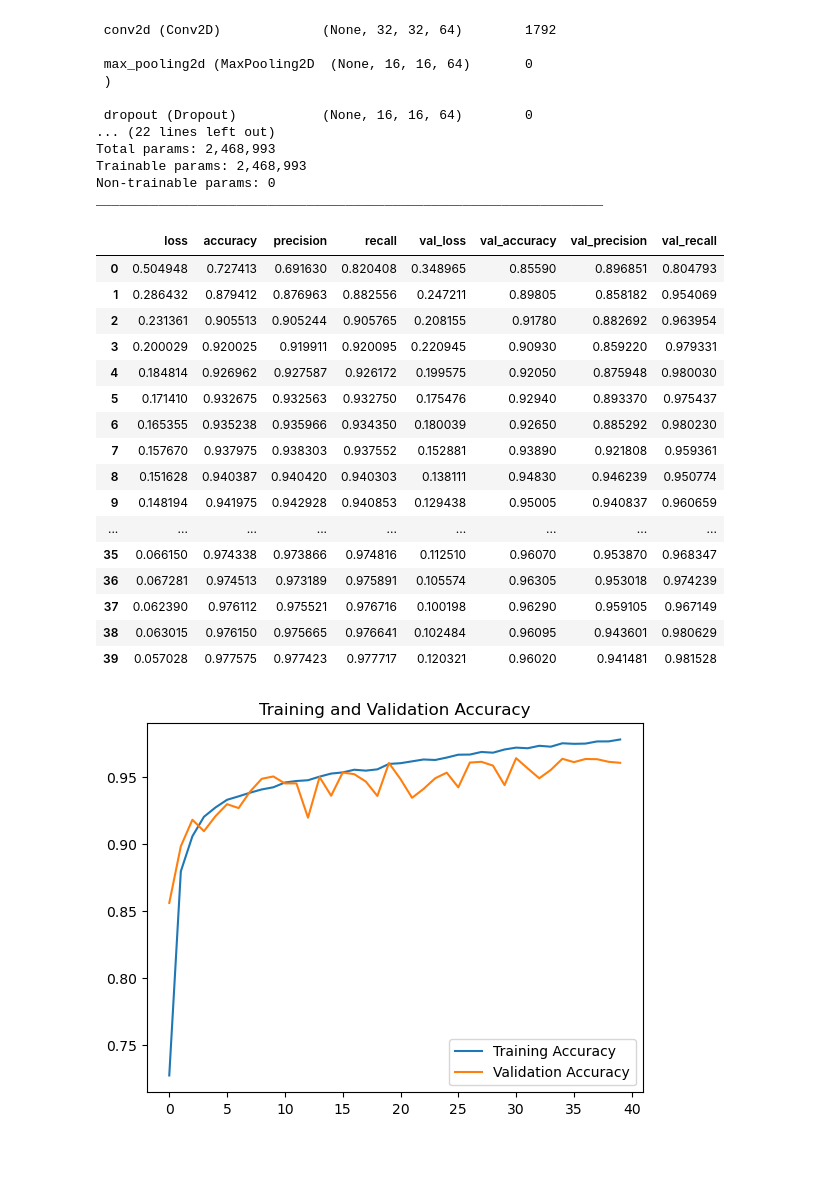
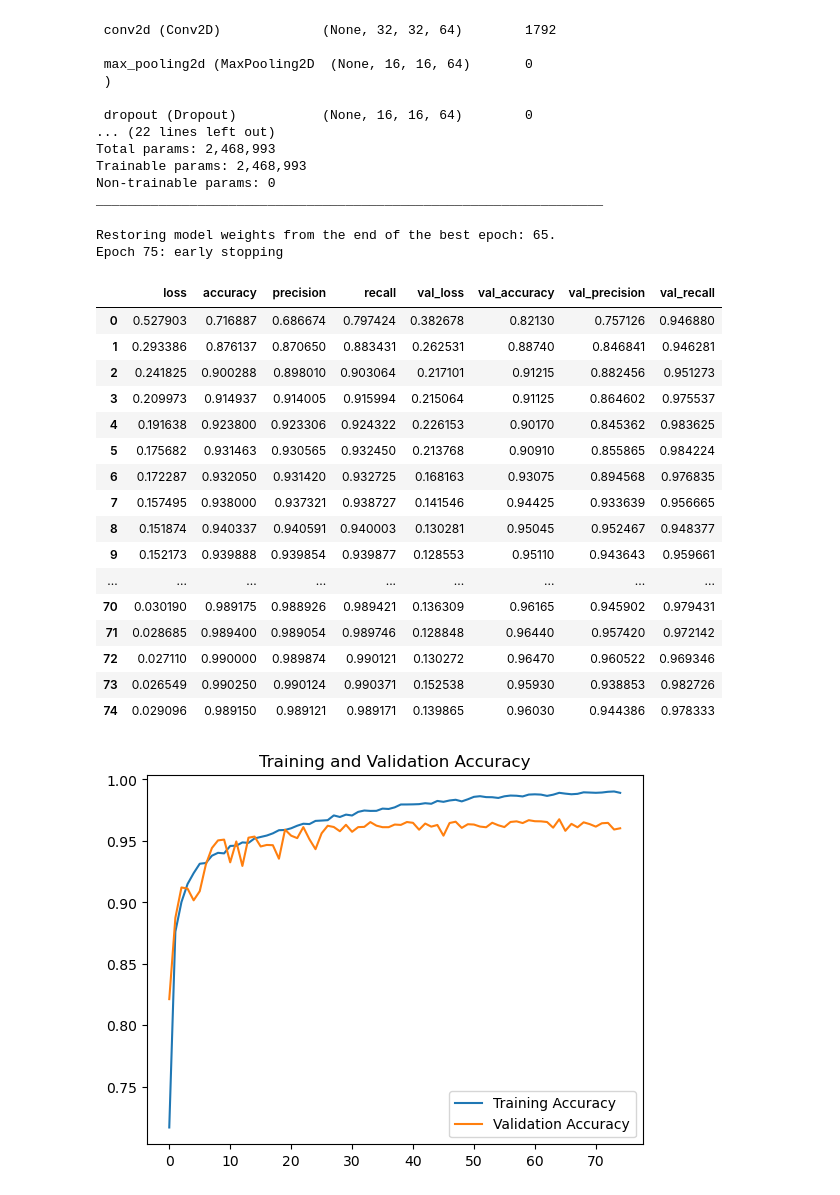
Before and after one commit to hsabraham28/mids_207_final_project, a Jupyter notebook: CNN.ipynb, the cells around one changed output. Drawn from its saved outputs; the diff is of its cells as text; code cells hidden in the pictures; blank space fills up the shorter version.

```diff
--- a/CNN.ipynb
+++ b/CNN.ipynb
@@ -85,45 +85,54 @@ Total params: 2,468,993
 Trainable params: 2,468,993
 Non-trainable params: 0
 _________________________________________________________________
+# %%
+es = EarlyStopping(monitor="val_accuracy",
+                   patience=10,
+                   restore_best_weights=True,
+                   verbose=1)
 # %%
 # Train model
-epochs = 40
+epochs = 80
 
 history = model.fit(
   train,
   validation_data=val,
   epochs=epochs,
-  verbose=0)
+  verbose=0,
+  callbacks=es)
 
 history = pd.DataFrame(history.history)
+pd.set_option("display.max_rows", 80)
 display(history)
 # %% [output]
+Restoring model weights from the end of the best epoch: 65.
+Epoch 75: early stopping
 |  | loss | accuracy | precision | recall | val_loss | val_accuracy | val_precision | val_recall |
-| 0 | 0.504948 | 0.727413 | 0.691630 | 0.820408 | 0.348965 | 0.85590 | 0.896851 | 0.804793 |
-| 1 | 0.286432 | 0.879412 | 0.876963 | 0.882556 | 0.247211 | 0.89805 | 0.858182 | 0.954069 |
-| 2 | 0.231361 | 0.905513 | 0.905244 | 0.905765 | 0.208155 | 0.91780 | 0.882692 | 0.963954 |
-| 3 | 0.200029 | 0.920025 | 0.919911 | 0.920095 | 0.220945 | 0.90930 | 0.859220 | 0.979331 |
-| 4 | 0.184814 | 0.926962 | 0.927587 | 0.926172 | 0.199575 | 0.92050 | 0.875948 | 0.980030 |
-| 5 | 0.171410 | 0.932675 | 0.932563 | 0.932750 | 0.175476 | 0.92940 | 0.893370 | 0.975437 |
-| 6 | 0.165355 | 0.935238 | 0.935966 | 0.934350 | 0.180039 | 0.92650 | 0.885292 | 0.980230 |
-| 7 | 0.157670 | 0.937975 | 0.938303 | 0.937552 | 0.152881 | 0.93890 | 0.921808 | 0.959361 |
-| 8 | 0.151628 | 0.940387 | 0.940420 | 0.940303 | 0.138111 | 0.94830 | 0.946239 | 0.950774 |
-| 9 | 0.148194 | 0.941975 | 0.942928 | 0.940853 | 0.129438 | 0.95005 | 0.940837 | 0.960659 |
+| 0 | 0.527903 | 0.716887 | 0.686674 | 0.797424 | 0.382678 | 0.82130 | 0.757126 | 0.946880 |
+| 1 | 0.293386 | 0.876137 | 0.870650 | 0.883431 | 0.262531 | 0.88740 | 0.846841 | 0.946281 |
+| 2 | 0.241825 | 0.900288 | 0.898010 | 0.903064 | 0.217101 | 0.91215 | 0.882456 | 0.951273 |
+| 3 | 0.209973 | 0.914937 | 0.914005 | 0.915994 | 0.215064 | 0.91125 | 0.864602 | 0.975537 |
+| 4 | 0.191638 | 0.923800 | 0.923306 | 0.924322 | 0.226153 | 0.90170 | 0.845362 | 0.983625 |
+| 5 | 0.175682 | 0.931463 | 0.930565 | 0.932450 | 0.213768 | 0.90910 | 0.855865 | 0.984224 |
+| 6 | 0.172287 | 0.932050 | 0.931420 | 0.932725 | 0.168163 | 0.93075 | 0.894568 | 0.976835 |
+| 7 | 0.157495 | 0.938000 | 0.937321 | 0.938727 | 0.141546 | 0.94425 | 0.933639 | 0.956665 |
+| 8 | 0.151874 | 0.940337 | 0.940591 | 0.940003 | 0.130281 | 0.95045 | 0.952467 | 0.948377 |
+| 9 | 0.152173 | 0.939888 | 0.939854 | 0.939877 | 0.128553 | 0.95110 | 0.943643 | 0.959661 |
 | ... | ... | ... | ... | ... | ... | ... | ... | ... |
-| 35 | 0.066150 | 0.974338 | 0.973866 | 0.974816 | 0.112510 | 0.96070 | 0.953870 | 0.968347 |
-| 36 | 0.067281 | 0.974513 | 0.973189 | 0.975891 | 0.105574 | 0.96305 | 0.953018 | 0.974239 |
-| 37 | 0.062390 | 0.976112 | 0.975521 | 0.976716 | 0.100198 | 0.96290 | 0.959105 | 0.967149 |
-| 38 | 0.063015 | 0.976150 | 0.975665 | 0.976641 | 0.102484 | 0.96095 | 0.943601 | 0.980629 |
-| 39 | 0.057028 | 0.977575 | 0.977423 | 0.977717 | 0.120321 | 0.96020 | 0.941481 | 0.981528 |
+| 70 | 0.030190 | 0.989175 | 0.988926 | 0.989421 | 0.136309 | 0.96165 | 0.945902 | 0.979431 |
+| 71 | 0.028685 | 0.989400 | 0.989054 | 0.989746 | 0.128848 | 0.96440 | 0.957420 | 0.972142 |
+| 72 | 0.027110 | 0.990000 | 0.989874 | 0.990121 | 0.130272 | 0.96470 | 0.960522 | 0.969346 |
+| 73 | 0.026549 | 0.990250 | 0.990124 | 0.990371 | 0.152538 | 0.95930 | 0.938853 | 0.982726 |
+| 74 | 0.029096 | 0.989150 | 0.989121 | 0.989171 | 0.139865 | 0.96030 | 0.944386 | 0.978333 |
 # %%
 # Plot training and validation accuracy
-plt.plot(range(epochs), history["accuracy"], label="Training Accuracy")
-plt.plot(range(epochs), history["val_accuracy"], label="Validation Accuracy")
+plt.plot(range((len(history))), history["accuracy"], label="Training Accuracy")
+plt.plot(range((len(history))), history["val_accuracy"], label="Validation Accuracy")
 plt.legend(loc="lower right")
 plt.title("Training and Validation Accuracy")
 plt.show()
 # %% [output]
-[figure, old version]
+[figure, new version]
 # %%
 # Evaluate on test data
 model.evaluate(test, return_dict=True)
```
Also changed, not shown: parts of 3 cells of this notebook.
